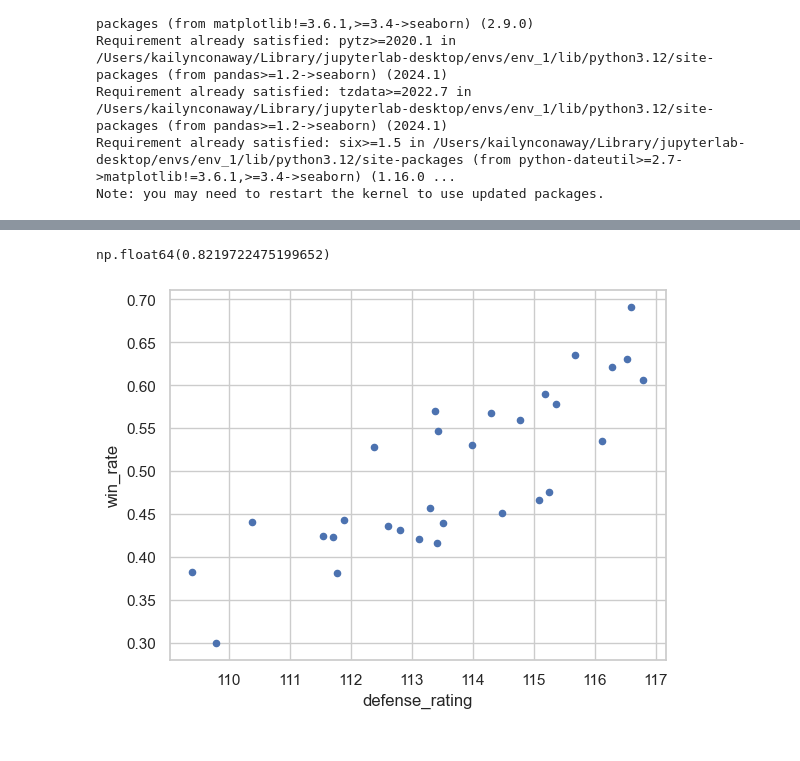
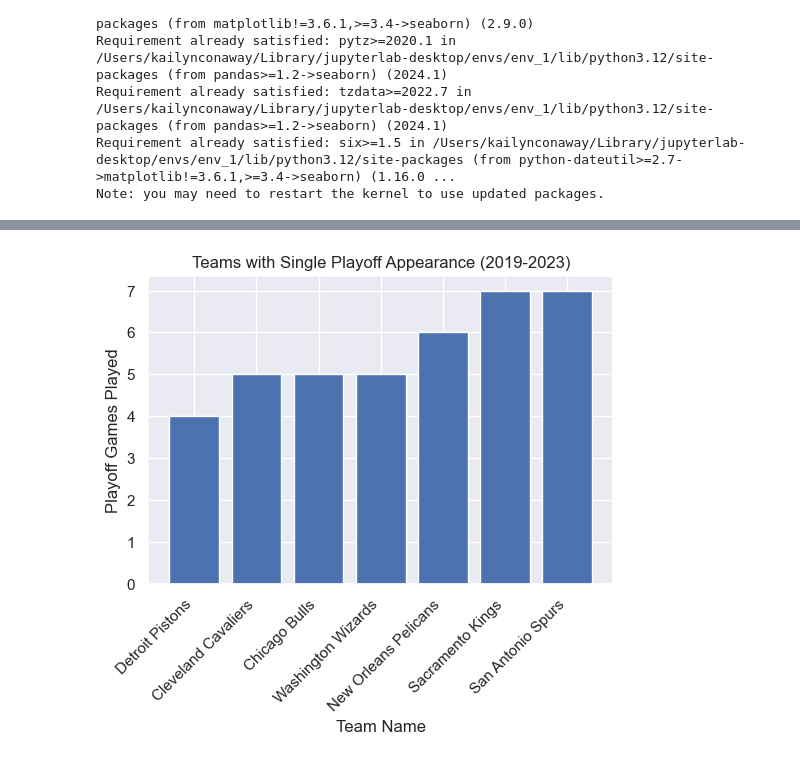
Before and after one commit to thezachdrake/UMD-INST627-Fall2024, a Jupyter notebook: Untitled.ipynb, the cells around one changed output, grey strips where cells are left out. Saved outputs shown, nothing was run; the diff lists cells and outputs as text; code cells hidden in the pictures.

```diff
--- a/Untitled.ipynb
+++ b/Untitled.ipynb
@@ -125,11 +124,20 @@ Note: you may need to restart the kernel to use updated packages.
 # %%
 import seaborn as sns
-pts_home_5yrs = games_recent_5yrs[['team_name_home', 'pts_home']]
-pts_away_5yrs = games_recent_5yrs[['team_name_away', 'pts_away']]
-pts_home_5yrs.rename(columns={'team_name_home': 'team_name', 'pts_home': 'points'}, inplace=True)
-pts_away_5yrs.rename(columns={'team_name_away': 'team_name', 'pts_away':'points'}, inplace=True)
-points_combined = pd.concat([pts_home_5yrs, pts_away_5yrs])
-sns.set(style='whitegrid')
-sns.boxplot(x='team_name', y='points', data=points_combined)
-plt.xticks(rotation=90)
+import matplotlib.pyplot as plt
+regular_games = games_recent_5yrs[games_recent_5yrs['season_type']=='Regular Season']
+games_recent_5yrs['game_year'] = pd.to_datetime(games_recent_5yrs['game_date']).dt.year
+plt.figure(figsize=(6,4))
+yearly_avg = regular_games.groupby('game_year').agg({
+    'pts_home' : 'mean', 'pts_away' : 'mean'}).reset_index()
+yearly_avg['points'] = (yearly_avg['pts_home'] + yearly_avg['pts_away'])/2
+yearly_avg['game_year'] = yearly_avg['game_year'].astype(int)
+plt.plot(yearly_avg['game_year'], yearly_avg['points'], marker='o')
+plt.axhline(y=yearly_avg['points'].mean(), color='r', linestyle='--', alpha=0.5, label='Overall Average during five years')
+plt.xticks(yearly_avg['game_year'])
+plt.ylim(90,130)
+plt.title('NBA Scoring Trend (2019-2023)')
+plt.xlabel('Year')
+plt.ylabel('League Average Score per Game (pts)')
+plt.legend()
+plt.show()
 # %% [output]
@@ -615,6 +699,12 @@ Teams with the best defensive metrics and their win consistency:
 # %%
-defense_sorted.plot(x='defense_rating', y='win_rate', kind='scatter')
-defense_sorted['defense_rating'].corr(defense_sorted['win_rate'])
+# visualization for falling action
+plt.figure(figsize=(6, 4))
+playoffs_struggling_teams = playoff_all[playoff_all['seasons'] == 1].sort_values('total_games')
+bars = plt.bar(playoffs_struggling_teams['team_name'], playoffs_struggling_teams['total_games'])
+plt.title('Teams with Single Playoff Appearance (2019-2023)')
+plt.xlabel('Team Name')
+plt.ylabel('Playoff Games Played')
+plt.xticks(rotation=45, ha='right')
+plt.show()
 # %% [output]
-np.float64(0.8219722475199652)
-[figure, old version]
+[figure, new version]
```
Also changed, not shown: parts of 74 cells of this notebook.
